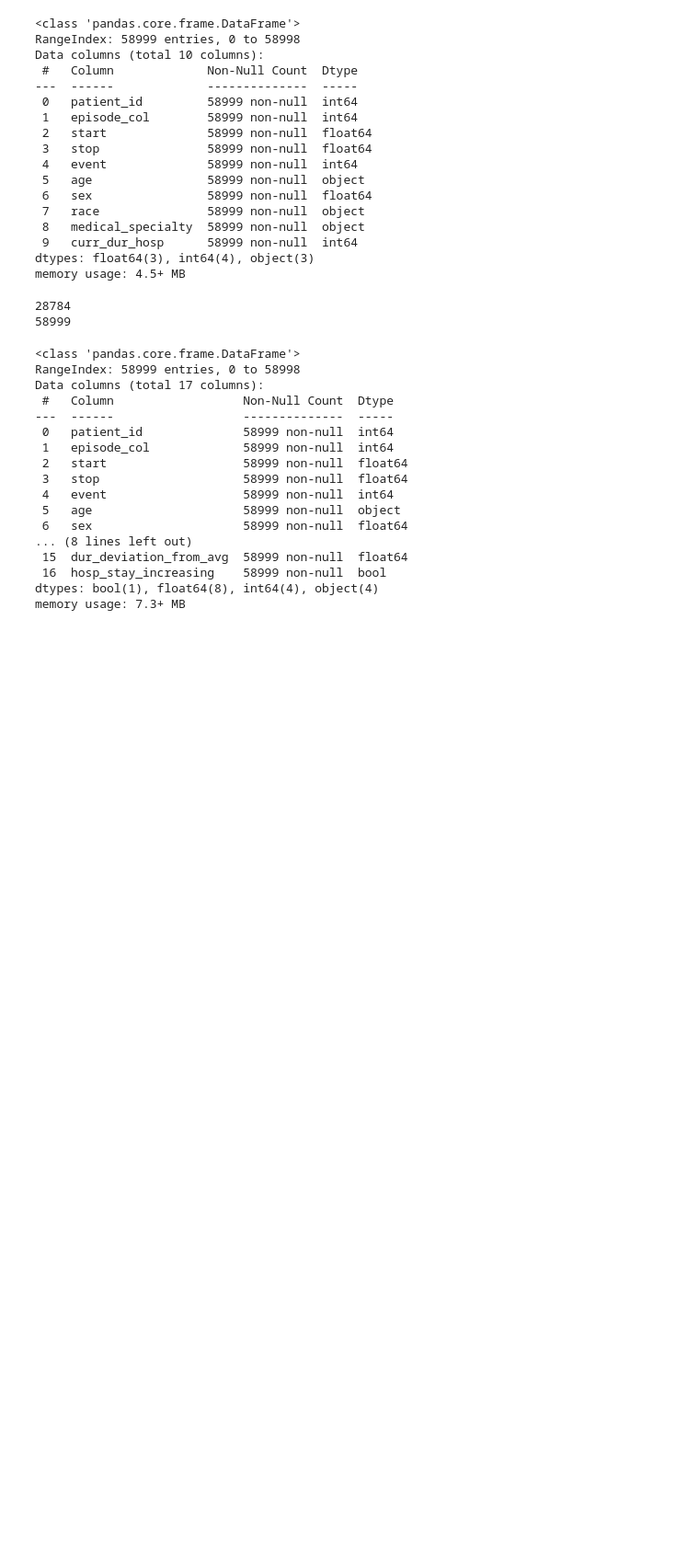
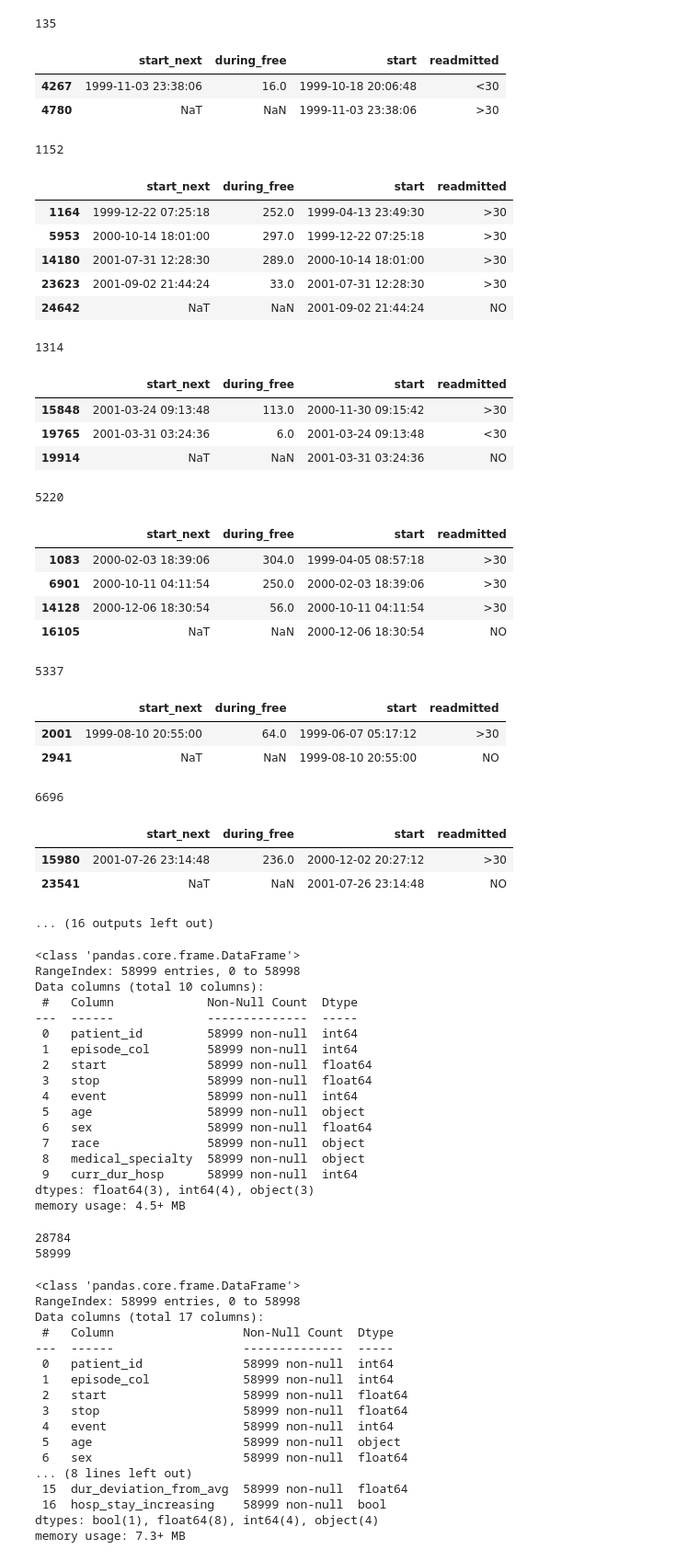
Before and after one commit to DKoleda6/recurrent_event, a Jupyter notebook: exp_common_diabetic.ipynb, the cells around one changed output. Shown at 92% size. Cells and saved outputs as stored; diff of their text form; code cells hidden in the pictures; blank space fills up the shorter version.

Commit message:
Added EDA for start construction

```diff
--- a/exp_common_diabetic.ipynb
+++ b/exp_common_diabetic.ipynb
@@ -42,0 +43,16 @@ memory usage: 38.8+ MB
+# %%
+# Считаем разницу между соседними encounter_id для каждого пациента
+df.sort_values(by=['patient_nbr', 'encounter_id'], inplace=True)
+df['encounter_id_diff'] = df.groupby('patient_nbr')['encounter_id'].diff().fillna(0)
+df['readmitted_prev'] = df.groupby('patient_nbr')['readmitted'].shift(1)
+# %%
+df["DATE"] = pd.to_datetime(df['encounter_id'], unit='s', origin='1999-01-01')
+# %%
+df["days_in_hospital"] = pd.to_timedelta(df["time_in_hospital"], unit='days')
+df["start"] = df["DATE"] + df["days_in_hospital"]
+# %%
+df["start_next"] = df.groupby('patient_nbr')["start"].shift(-1)
+df["during_free"] = (df["start_next"] - df["start"]).dt.days
+
+df["during_more_30"] = (df["during_free"] > 30).astype("str")
+df.loc[df.index[np.where(df["during_free"].isna())[0]], "during_more_30"] = "NO"
@@ -43,3 +81,43 @@ memory usage: 38.8+ MB
+# %%
+for patient_id, group in df.groupby('patient_nbr'):
+    if group.shape[0] > 1:
+        print(patient_id)
+        # display(group[['encounter_id', 'DATE', 'days_in_hospital', 'start', 'readmitted']])
+        display(group[['start_next', 'during_free', 'start', 'readmitted']])
+    if patient_id > 20000:
+        break
+# %% [output]
+135
+|  | start_next | during_free | start | readmitted |
+| 4267 | 1999-11-03 23:38:06 | 16.0 | 1999-10-18 20:06:48 | <30 |
+| 4780 | NaT | NaN | 1999-11-03 23:38:06 | >30 |
+1152
+|  | start_next | during_free | start | readmitted |
+| 1164 | 1999-12-22 07:25:18 | 252.0 | 1999-04-13 23:49:30 | >30 |
+| 5953 | 2000-10-14 18:01:00 | 297.0 | 1999-12-22 07:25:18 | >30 |
+| 14180 | 2001-07-31 12:28:30 | 289.0 | 2000-10-14 18:01:00 | >30 |
+| 23623 | 2001-09-02 21:44:24 | 33.0 | 2001-07-31 12:28:30 | >30 |
+| 24642 | NaT | NaN | 2001-09-02 21:44:24 | NO |
+1314
+|  | start_next | during_free | start | readmitted |
+| 15848 | 2001-03-24 09:13:48 | 113.0 | 2000-11-30 09:15:42 | >30 |
+| 19765 | 2001-03-31 03:24:36 | 6.0 | 2001-03-24 09:13:48 | <30 |
+| 19914 | NaT | NaN | 2001-03-31 03:24:36 | NO |
+5220
+|  | start_next | during_free | start | readmitted |
+| 1083 | 2000-02-03 18:39:06 | 304.0 | 1999-04-05 08:57:18 | >30 |
+| 6901 | 2000-10-11 04:11:54 | 250.0 | 2000-02-03 18:39:06 | >30 |
+| 14128 | 2000-12-06 18:30:54 | 56.0 | 2000-10-11 04:11:54 | >30 |
+| 16105 | NaT | NaN | 2000-12-06 18:30:54 | NO |
+5337
+|  | start_next | during_free | start | readmitted |
+| 2001 | 1999-08-10 20:55:00 | 64.0 | 1999-06-07 05:17:12 | >30 |
+| 2941 | NaT | NaN | 1999-08-10 20:55:00 | NO |
+6696
+|  | start_next | during_free | start | readmitted |
+| 15980 | 2001-07-26 23:14:48 | 236.0 | 2000-12-02 20:27:12 | >30 |
+| 23541 | NaT | NaN | 2001-07-26 23:14:48 | NO |
+... (16 outputs left out)
 # %%
 processor = DP("data/diabetic_data.csv")
 cox_df = processor.load_and_prepare()
```
Also changed, not shown: parts of 3 cells of this notebook.
